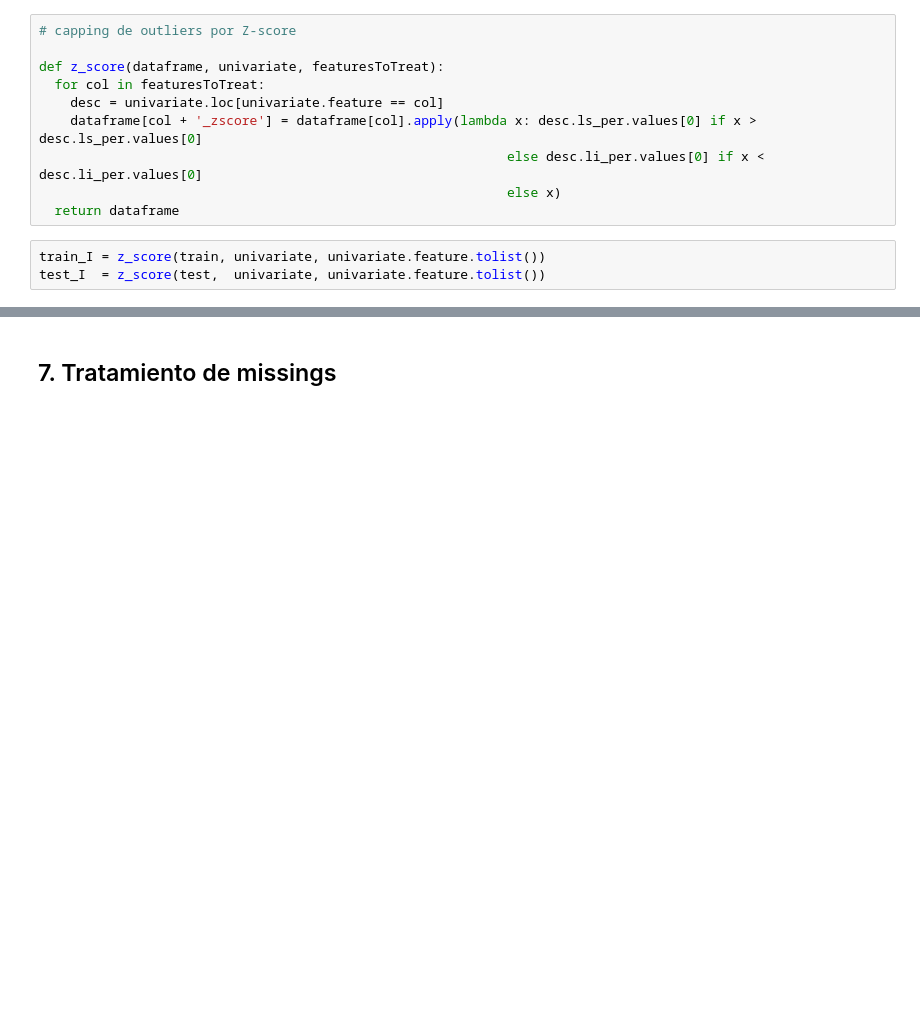
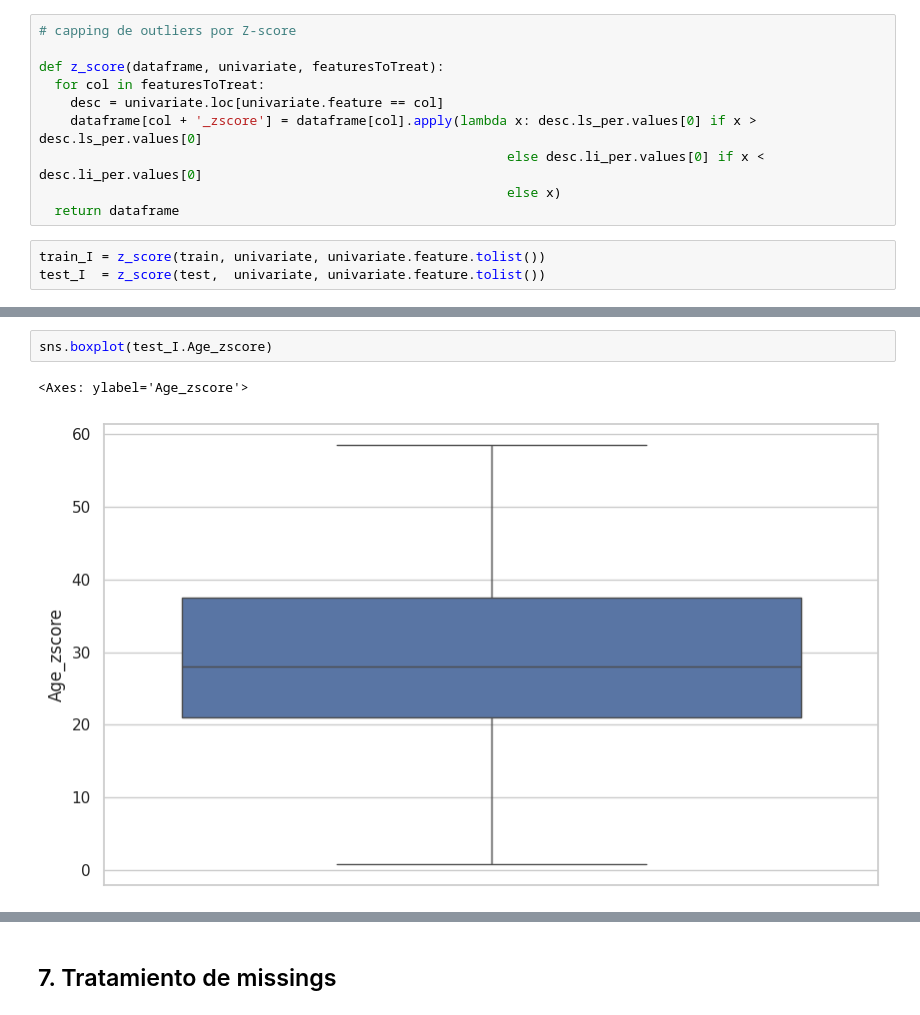
Before and after one commit to JCaballerot/Machine-Learning-Program, a Jupyter notebook: Supervised_models/Logistic_regression/Lab_Titanic.ipynb, the cells around one changed output, grey strips where cells are left out. Saved outputs shown, nothing was run; the diff lists cells and outputs as text; blank space fills up the shorter version.

```diff
--- a/Supervised_models/Logistic_regression/Lab_Titanic.ipynb
+++ b/Supervised_models/Logistic_regression/Lab_Titanic.ipynb
@@ -501,0 +633,5 @@ test_I  = z_score(test,  univariate, univariate.feature.tolist())
+# %%
+sns.boxplot(test_I.Age_zscore)
+# %% [output]
+<Axes: ylabel='Age_zscore'>
+[figure, added]
```
Also changed, not shown: parts of 32 cells of this notebook.
